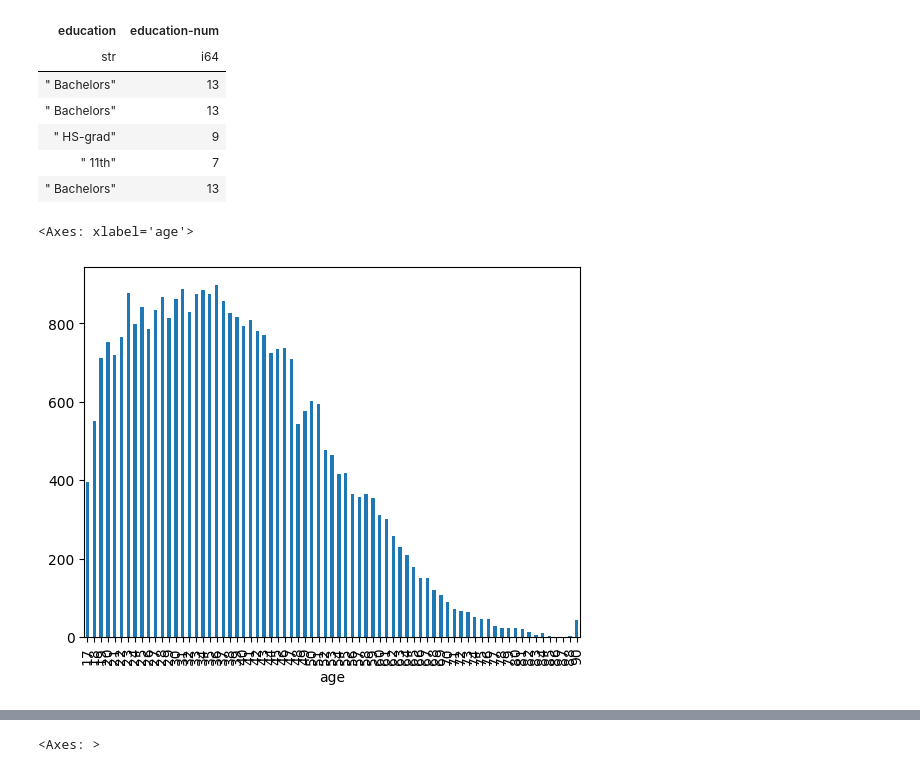
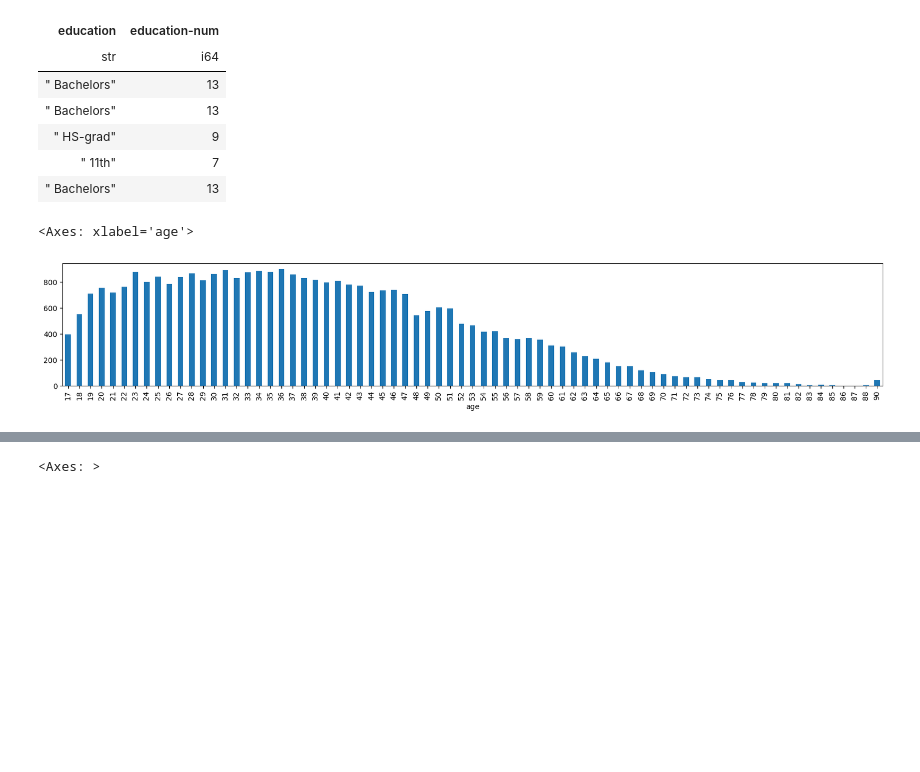
Before and after one commit to thecircuitproject/data-science-jumpstart-with-10-projects-course, a Jupyter notebook: notebooks/02-Income.ipynb, the cells around one changed output, grey strips where cells are left out. Saved outputs shown, nothing was run; the diff lists cells and outputs as text; code cells hidden in the pictures; blank space fills up the shorter version.

```diff
--- a/notebooks/02-Income.ipynb
+++ b/notebooks/02-Income.ipynb
@@ -310,11 +311,11 @@ shape: (5, 2)
 # %%
 # value_counts also works with numbers
 (df
  .age
  .value_counts()
  .sort_index()
- .plot.bar()
+ .plot.bar(figsize=(20,3))
 )
 # %% [output]
 <Axes: xlabel='age'>
-[figure, old version]
+[figure, new version]
```
Also changed, not shown: parts of 13 cells of this notebook, 3 other files.
